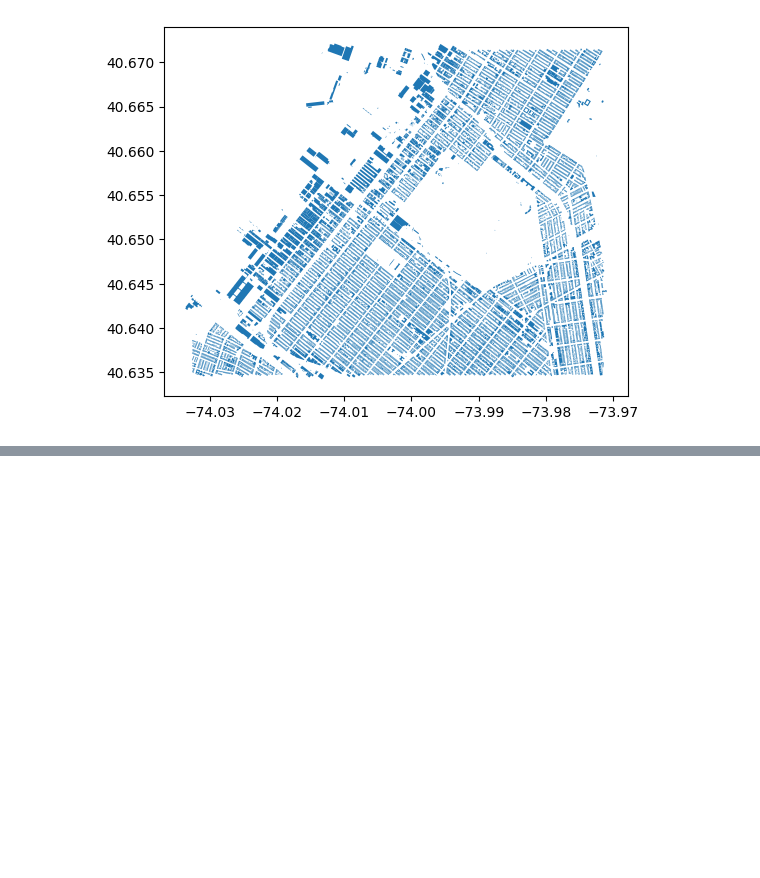
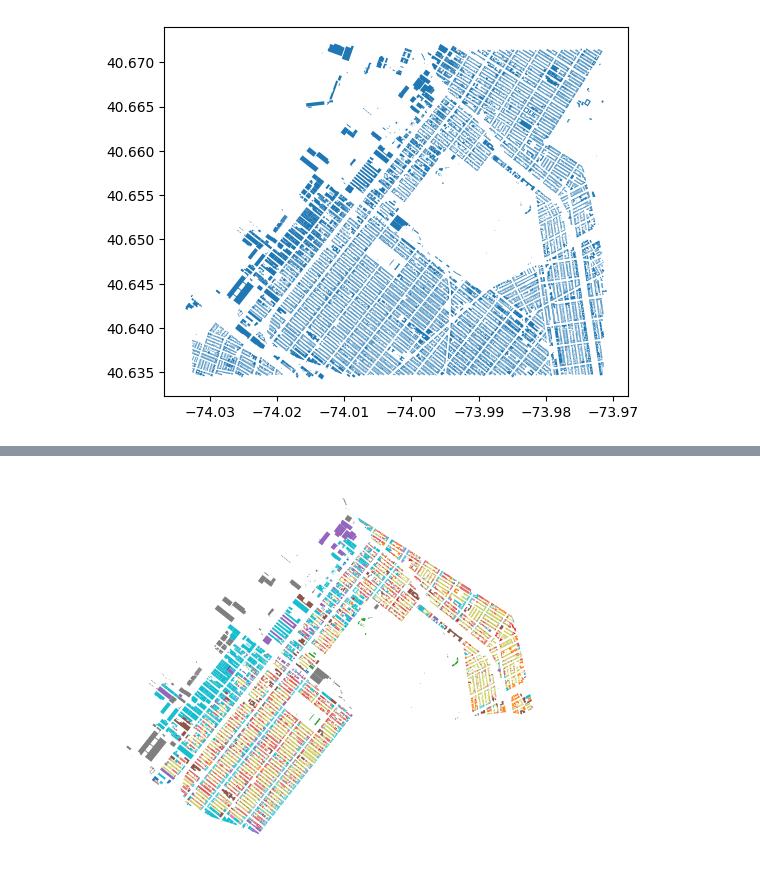
Before and after one commit to mapping-systems/cdp-mapping-systems, a Jupyter notebook: Tutorials/02_geoprocessing.ipynb, the cells around one changed output, grey strips where cells are left out. Saved outputs shown, nothing was run; the diff lists cells and outputs as text; code cells hidden in the pictures; blank space fills up the shorter version.

```diff
--- a/Tutorials/02_geoprocessing.ipynb
+++ b/Tutorials/02_geoprocessing.ipynb
@@ -91,0 +174,4 @@ cb_307_bldgs.plot()
+# %%
+bldgs_w_lot_gdf.plot(column="color", legend=False).set_axis_off()
+# %% [output]
+[figure, added]
```
Also changed, not shown: parts of 35 cells of this notebook.
